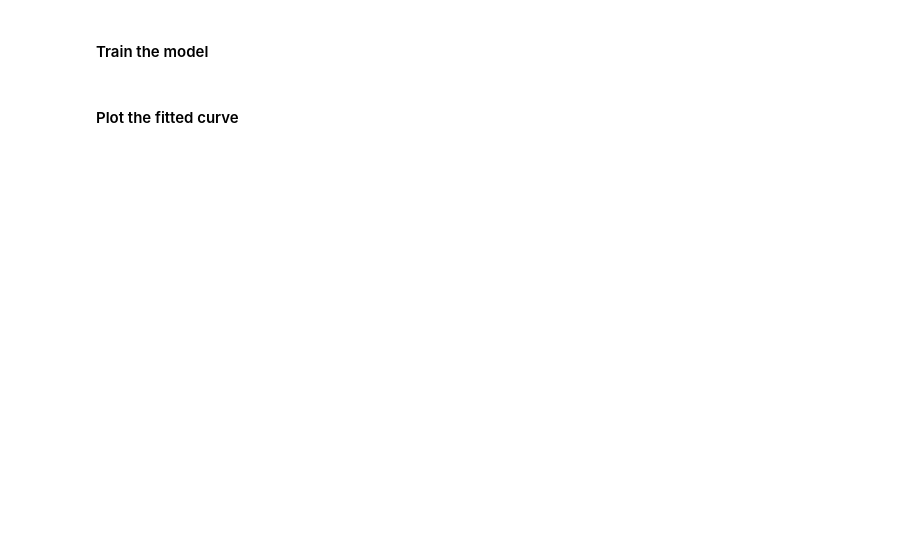
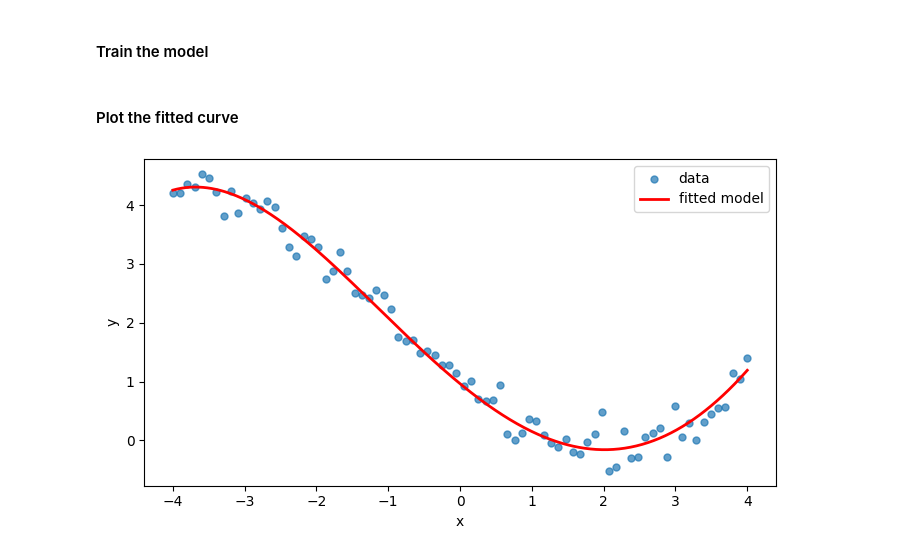
Before and after one commit to MatthewAlexanderFisher/NCL-MAS3919, a Jupyter notebook: content/practicals/1-intro-to-pytorch.ipynb, the cells around one changed output. Saved outputs shown, nothing was run; the diff lists cells and outputs as text; code cells hidden in the pictures; blank space fills up the shorter version.

```diff
--- a/content/practicals/1-intro-to-pytorch.ipynb
+++ b/content/practicals/1-intro-to-pytorch.ipynb
@@ -752,17 +884,19 @@ for _ in range(3000):
 # %%
 import matplotlib.pyplot as plt
 
 # dense grid for a smooth curve
-x_plot = torch.linspace(-2, 2, 400)
+x_plot = torch.linspace(-4, 4, 400)
 
 with torch.no_grad():
     y_pred = model(x_plot)
 
 plt.figure(figsize=(7, 4))
-plt.scatter(x.numpy(), y.numpy(), s=25, alpha=0.7, label="data")
-plt.plot(x_plot.numpy(), y_pred.numpy(), linewidth=2, label="fitted model")
+plt.scatter(x_train.numpy(), y_train.numpy(), s=25, alpha=0.7, label="data")
+plt.plot(x_plot.numpy(), y_pred.numpy(), color='red', linewidth=2, label="fitted model")
 plt.xlabel("x")
 plt.ylabel("y")
 plt.legend()
 plt.tight_layout()
 plt.show()
+# %% [output]
+[figure, added]
```
Also changed, not shown: parts of 43 cells of this notebook.
